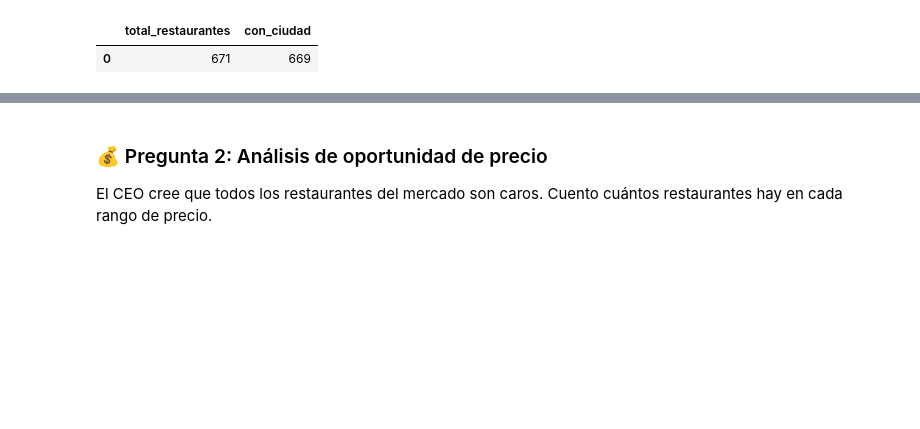
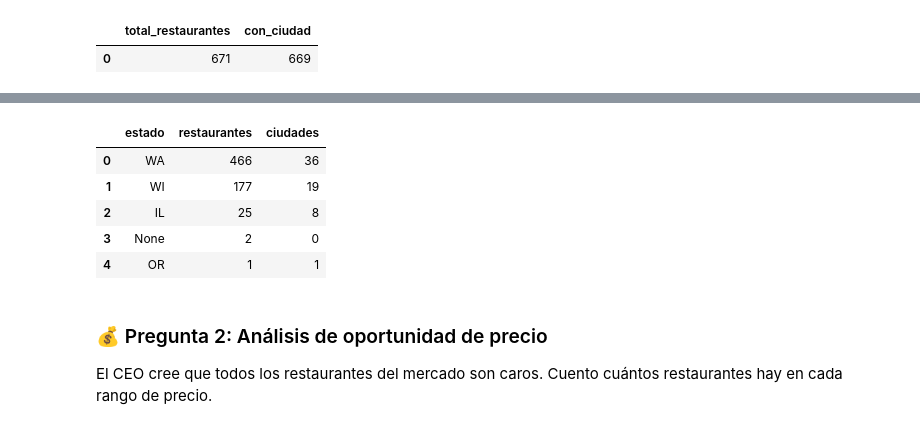
Before and after one commit to sebastianaldanap/aldana-proyecto-etl-delivery, a Jupyter notebook: proyecto_etl_delivery.ipynb, the cells around one changed output, grey strips where cells are left out. Cells and saved outputs as stored; diff of their text form; code cells hidden in the pictures; blank space fills up the shorter version.

```diff
--- a/proyecto_etl_delivery.ipynb
+++ b/proyecto_etl_delivery.ipynb
@@ -611,3 +614,26 @@ df_total
+# %%
+# Verificación: cuántos restaurantes de la muestra hay en cada estado
+query_estados = """
+SELECT
+    SUBSTR(estado_zip, 1, 2) AS estado,  -- las 2 primeras letras de estado_zip, ej: "WA 98201" -> WA
+    COUNT(DISTINCT id)       AS restaurantes,
+    COUNT(DISTINCT ciudad)   AS ciudades
+FROM master_food_data
+GROUP BY estado
+ORDER BY restaurantes DESC
+"""
+
+with engine.connect() as conn:
+    df_estados = pd.read_sql(text(query_estados), conn)
+
+df_estados
+# %% [output]
+|  | estado | restaurantes | ciudades |
+| 0 | WA | 466 | 36 |
+| 1 | WI | 177 | 19 |
+| 2 | IL | 25 | 8 |
+| 3 | None | 2 | 0 |
+| 4 | OR | 1 | 1 |
 # %% [markdown]
 ### 💰 Pregunta 2: Análisis de oportunidad de precio
 El CEO cree que todos los restaurantes del mercado son caros. Cuento cuántos restaurantes hay en cada rango de precio.
```
Also changed, not shown: parts of 4 cells of this notebook, 1 other file.
